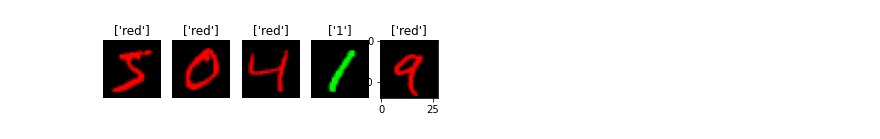
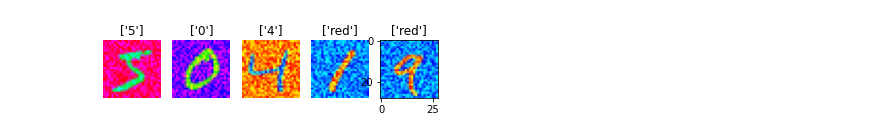
Before and after one commit to axelpuyo/liasd, a Jupyter notebook: colored_mnist.ipynb, the cells around one changed output. Saved outputs shown, nothing was run; the diff lists cells and outputs as text; code cells hidden in the pictures.

```diff
--- a/colored_mnist.ipynb
+++ b/colored_mnist.ipynb
@@ -14,39 +19,58 @@ def load_data(num):
   test_color, test_mixed = np.zeros(num,), np.zeros(num,)
   train_color, train_mixed = np.zeros(num,), np.zeros(num,)
 
   train_images, test_images = np.zeros((num, x_train.shape[1], x_train.shape[2], 3)), np.zeros((num, x_train.shape[1], x_train.shape[2], 3))
   for n in range(num):
-    color = np.random.randint(3)
+    rgb = np.random.permutation([0, 1, 2])
+    digit_color = rgb[0]
+    noise_color = rgb[1]
+    background_color = rgb[2]
 
-    train_images[n, ..., color], test_images[n, ..., color] = x_train[n] / 255, x_test[n] / 255
-    train_color[n], test_color[n] = color, color
+    train_images[n, ..., digit_color], test_images[n, ..., digit_color] = x_train[n]/255, x_test[n]/255
+    train_images[n, ..., noise_color], test_images[n, ..., noise_color] = np.random.rand(28,28), np.random.rand(28,28)
+    train_images[n, ..., background_color], test_images[n, ..., background_color] = (1 - x_train[n]/255), (1 - x_test[n]/255)
+    train_color[n], test_color[n] = digit_color, digit_color
 
     # perceptive bias : if the color of the image is red, we classify it as "red" instead of "number".
-    if color == 0:
-      train_mixed[n], test_mixed[n] = 10 + color, 10 + color
+    if digit_color == 0:
+      train_mixed[n], test_mixed[n] = 10 + digit_color, 10 + digit_color
     else:
       train_mixed[n], test_mixed[n] = y_train[n], y_test[n]
 
   ## turn everything to categorical
   train_color, test_color = keras.utils.to_categorical(train_color, num_classes=3), keras.utils.to_categorical(test_color, num_classes=3)
   train_mixed, test_mixed = keras.utils.to_categorical(train_mixed, num_classes=13), keras.utils.to_categorical(test_mixed, num_classes=13)
   train_number, test_number = keras.utils.to_categorical(y_train[:num], num_classes=10), keras.utils.to_categorical(y_test[:num], num_classes=10)
 
   return (train_images, train_color, train_number, train_mixed), (test_images, test_color, test_number, test_mixed)
 
 if __name__ == '__main__':
   (x_tr, c_tr, n_tr, m_tr), (x_ts, c_ts, n_ts, m_ts) = load_data(1500)
 
   labels = np.array(['0', '1', '2', '3', '4', '5', '6', '7', '8', '9', 'red', 'green', 'blue'])
   for i in range(5):
     idx = (m_tr[i] ==  1)
 
     plt.axis('off')
     plt.subplot(1, 5, i + 1)
     plt.title(labels[idx == True])
     plt.imshow(x_tr[i])
+
+  # plt.figure()
+  # plt.subplot(1,3,1)
+  # plt.imshow(x_tr[0,..., 0], cmap='gray')
+  # plt.colorbar()
+  # plt.subplot(1,3,2)
+  # plt.imshow(x_tr[0,..., 1], cmap='gray')
+  # plt.colorbar()
+  # plt.subplot(1,3,3)
+  # plt.imshow(x_tr[0,..., 2], cmap='gray')
+  # plt.colorbar()
+
+  # plt.axis('off')
+  # plt.show()
 # %% [output]
-[figure, old version]
+[figure, new version]
 # %%
 def load_norm_data():
   ## load basic mnist
```
Also changed, not shown: parts of 5 cells of this notebook.
